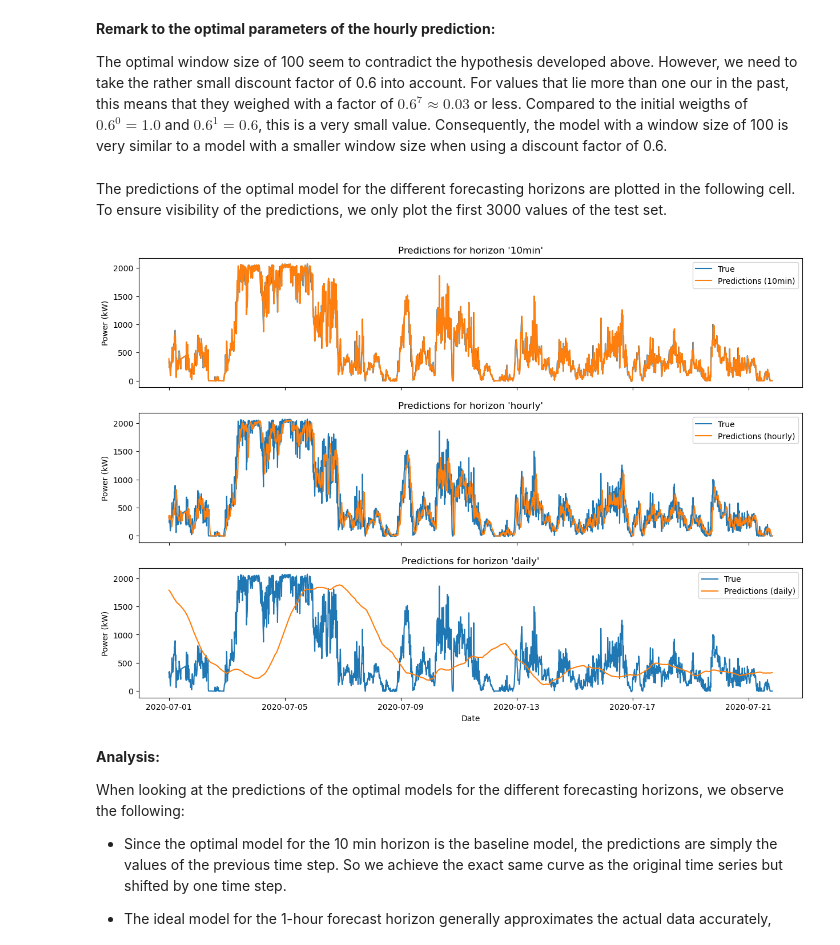
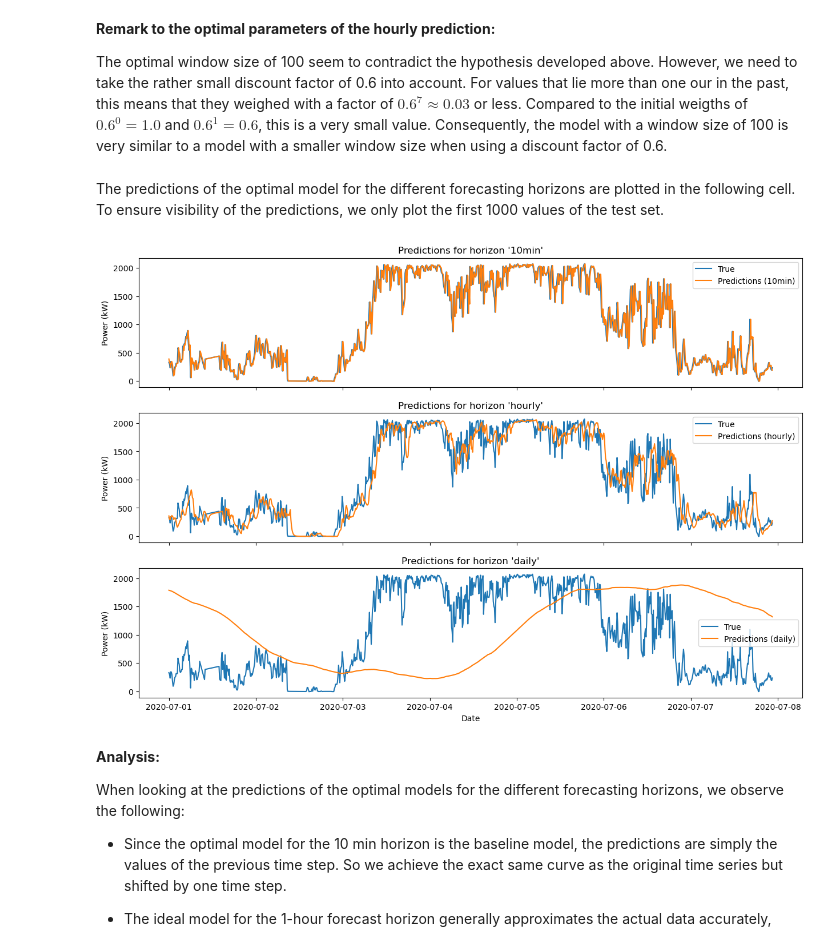
Before and after one commit to H-Kugler/forecasting-wind-power, a Jupyter notebook: notebooks/MovingAverage.ipynb, the cells around one changed output. Drawn from its saved outputs; the diff is of its cells as text; code cells hidden in the pictures.

```diff
--- a/notebooks/MovingAverage.ipynb
+++ b/notebooks/MovingAverage.ipynb
@@ -149,12 +149,12 @@ for horizon in ["10min", "hourly", "daily"]:
     predictions[horizon] = models[horizon].predict(X_test)
 predictions = pd.DataFrame(predictions, index=X_test.index)
 # %% [markdown]
-The predictions of the optimal model for the different forecasting horizons are plotted in the following cell. To ensure visibility of the predictions, we only plot the first 3000 values of the test set.
+The predictions of the optimal model for the different forecasting horizons are plotted in the following cell. To ensure visibility of the predictions, we only plot the first 1000 values of the test set.
 # %%
-### plot first 3000 predictions
-vis.plot_predictions(predictions.iloc[:3000], y_test.iloc[:3000])
+### plot first 1000 predictions
+vis.plot_predictions(predictions.iloc[:1000], y_test.iloc[:1000])
 # %% [output]
-[figure, old version]
+[figure, new version]
 # %% [markdown]
 __Analysis:__
 
```
Also changed, not shown: parts of 1 cell of this notebook, 8 other files.
